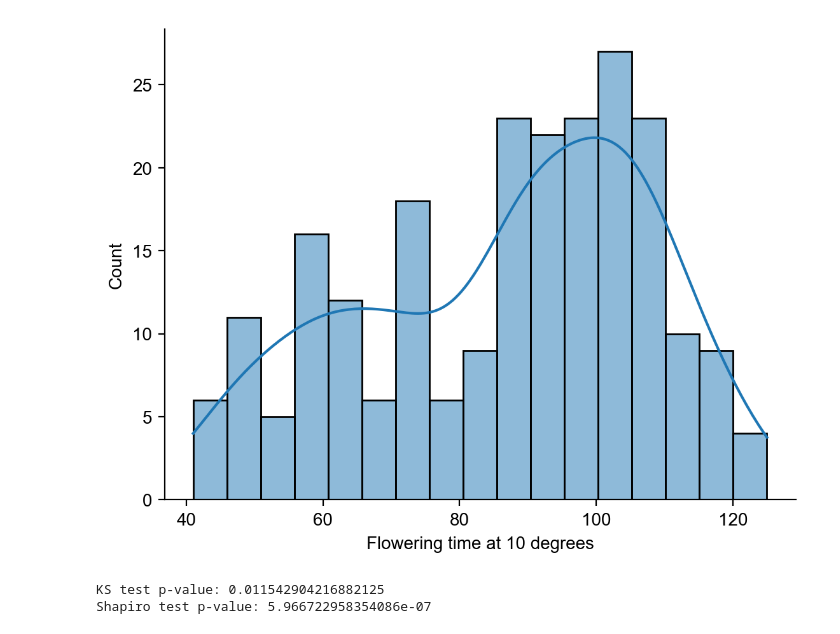
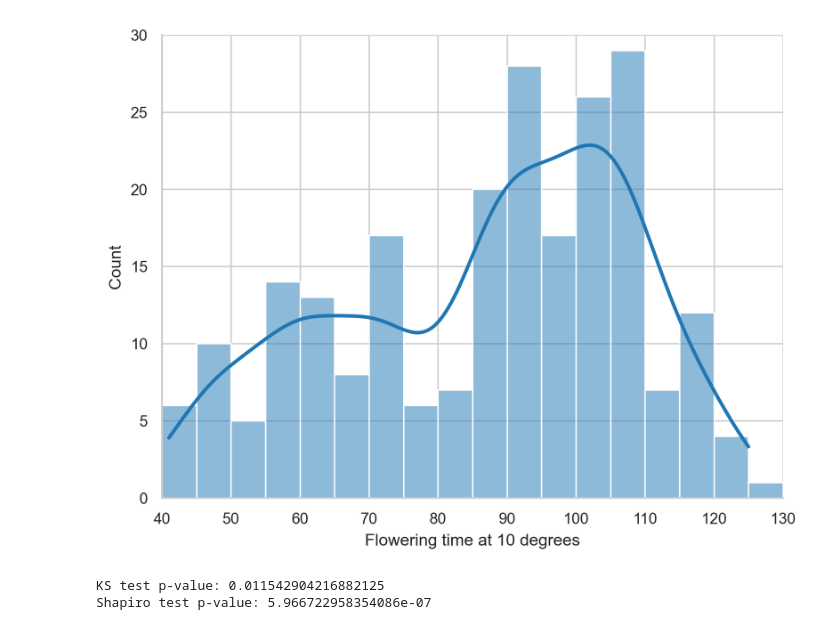
Before and after one commit to jacobbraun1402/MDSC-403-Final-Project, a Jupyter notebook: results.ipynb, the cells around one changed output. Cells and saved outputs as stored; diff of their text form; code cells hidden in the pictures.

```diff
--- a/results.ipynb
+++ b/results.ipynb
@@ -4,19 +4,23 @@ import pandas as pd
 import matplotlib.pyplot as plt
 import seaborn as sns
 from scipy import stats
-plt.rcParams.update({"figure.dpi": 200})
+plt.rcParams.update({"figure.dpi": 300})
 import tests_and_models.stats_tests as stats_tests
+from matplotlib.patches import Rectangle
+sns.set_context('paper')
+sns.set_style('whitegrid')
 # %%
 # Run normality test on flowering time data
 ft= pd.read_csv('./data/processed.csv', index_col=0, header=None).transpose().astype({'5_FT10':np.float64})['5_FT10'].to_numpy()
 # %%
-hist_plot = sns.histplot(x=ft, kde=True, binwidth=5)
+hist_plot = sns.histplot(x=ft, kde=True, binwidth=5, binrange=(40,130), line_kws={'lw':2}, kde_kws={'bw_adjust': .8})
 hist_plot.set_xlabel('Flowering time at 10 degrees')
-sns.set_theme(style='ticks')
+hist_plot.set_ylim(0,30)
+hist_plot.set_xlim(40,130)
 sns.despine()
 plt.show()
 # %% [output]
-[figure, old version]
+[figure, new version]
 # %%
 stats_tests.normality_test(ft)
 # %% [output]
```
Also changed, not shown: parts of 19 cells of this notebook, 2 other files.
